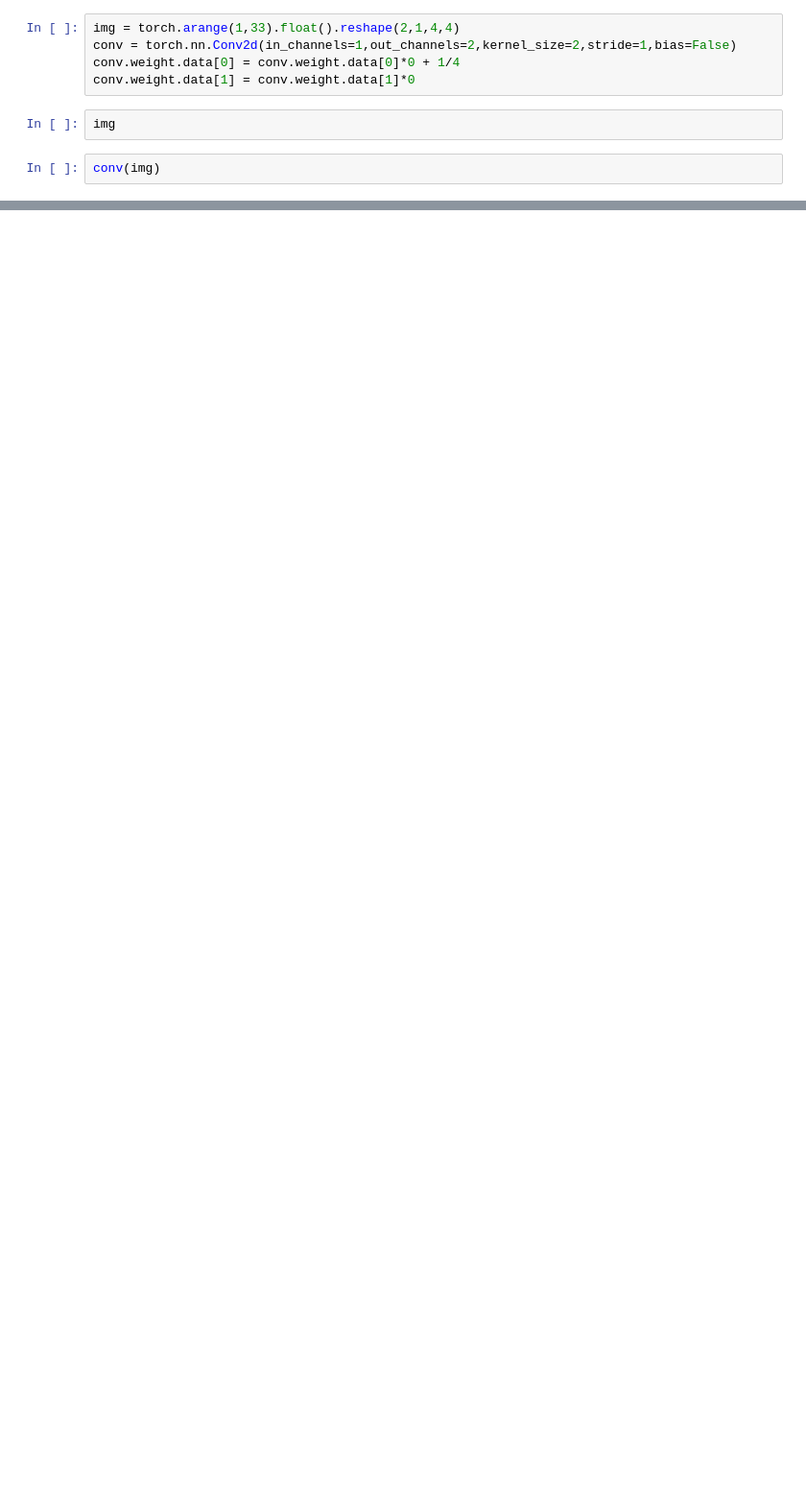
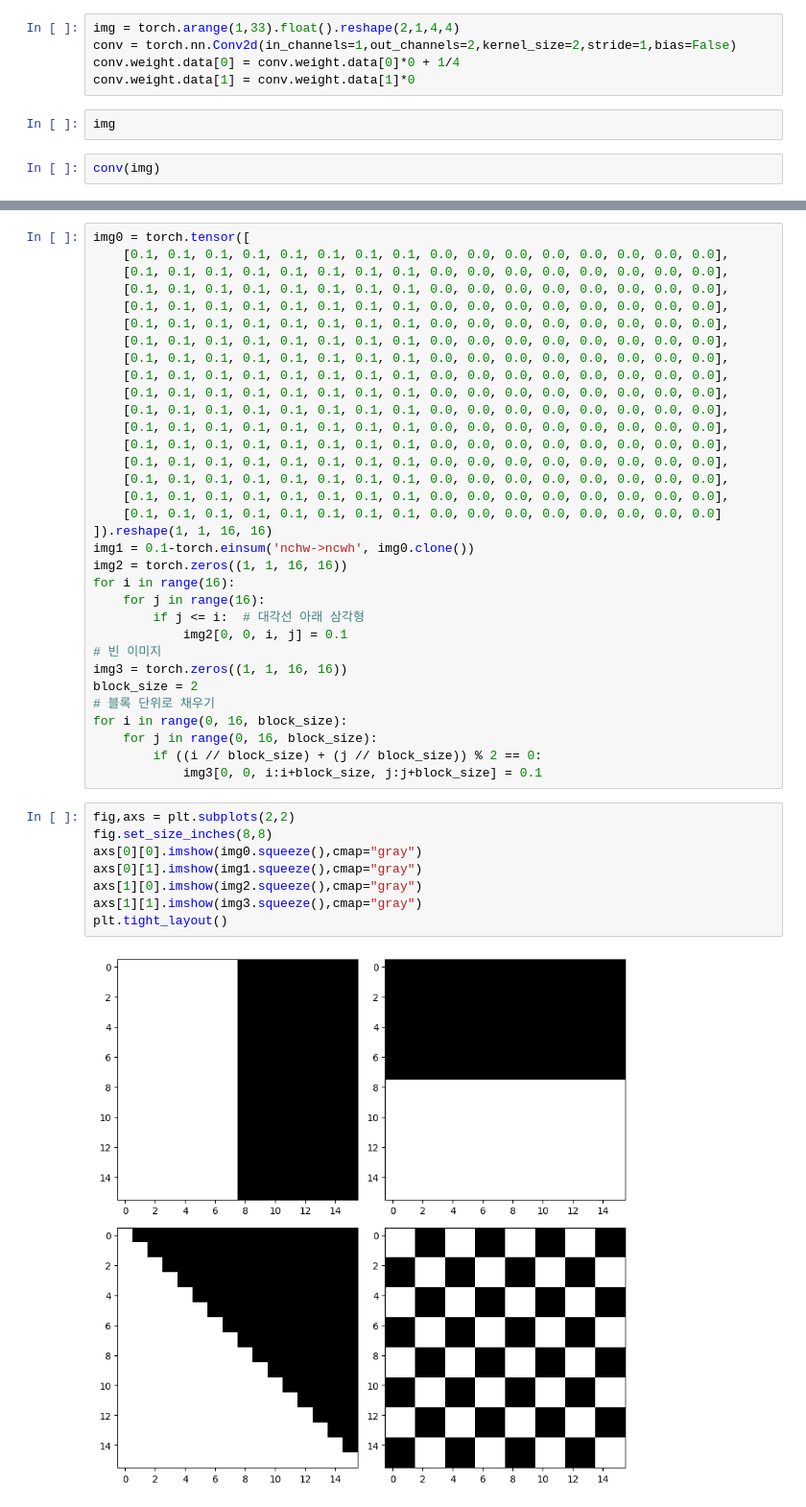
Before and after one commit to KimDoYoung1997/DL2025, a Jupyter notebook: docs/posts/07wk-2.out.ipynb, the cells around one changed output, grey strips where cells are left out. Shown: that part at 96% size. Saved outputs shown, nothing was run; the diff lists cells and outputs as text; blank space fills up the shorter version.

```diff
--- a/docs/posts/07wk-2.out.ipynb
+++ b/docs/posts/07wk-2.out.ipynb
@@ -79,0 +157,43 @@ conv(img)
+# %%
+img0 = torch.tensor([
+    [0.1, 0.1, 0.1, 0.1, 0.1, 0.1, 0.1, 0.1, 0.0, 0.0, 0.0, 0.0, 0.0, 0.0, 0.0, 0.0],
+    [0.1, 0.1, 0.1, 0.1, 0.1, 0.1, 0.1, 0.1, 0.0, 0.0, 0.0, 0.0, 0.0, 0.0, 0.0, 0.0],
+    [0.1, 0.1, 0.1, 0.1, 0.1, 0.1, 0.1, 0.1, 0.0, 0.0, 0.0, 0.0, 0.0, 0.0, 0.0, 0.0],
+    [0.1, 0.1, 0.1, 0.1, 0.1, 0.1, 0.1, 0.1, 0.0, 0.0, 0.0, 0.0, 0.0, 0.0, 0.0, 0.0],
+    [0.1, 0.1, 0.1, 0.1, 0.1, 0.1, 0.1, 0.1, 0.0, 0.0, 0.0, 0.0, 0.0, 0.0, 0.0, 0.0],
+    [0.1, 0.1, 0.1, 0.1, 0.1, 0.1, 0.1, 0.1, 0.0, 0.0, 0.0, 0.0, 0.0, 0.0, 0.0, 0.0],
+    [0.1, 0.1, 0.1, 0.1, 0.1, 0.1, 0.1, 0.1, 0.0, 0.0, 0.0, 0.0, 0.0, 0.0, 0.0, 0.0],
+    [0.1, 0.1, 0.1, 0.1, 0.1, 0.1, 0.1, 0.1, 0.0, 0.0, 0.0, 0.0, 0.0, 0.0, 0.0, 0.0],
+    [0.1, 0.1, 0.1, 0.1, 0.1, 0.1, 0.1, 0.1, 0.0, 0.0, 0.0, 0.0, 0.0, 0.0, 0.0, 0.0],
+    [0.1, 0.1, 0.1, 0.1, 0.1, 0.1, 0.1, 0.1, 0.0, 0.0, 0.0, 0.0, 0.0, 0.0, 0.0, 0.0],
+    [0.1, 0.1, 0.1, 0.1, 0.1, 0.1, 0.1, 0.1, 0.0, 0.0, 0.0, 0.0, 0.0, 0.0, 0.0, 0.0],
+    [0.1, 0.1, 0.1, 0.1, 0.1, 0.1, 0.1, 0.1, 0.0, 0.0, 0.0, 0.0, 0.0, 0.0, 0.0, 0.0],
+    [0.1, 0.1, 0.1, 0.1, 0.1, 0.1, 0.1, 0.1, 0.0, 0.0, 0.0, 0.0, 0.0, 0.0, 0.0, 0.0],
+    [0.1, 0.1, 0.1, 0.1, 0.1, 0.1, 0.1, 0.1, 0.0, 0.0, 0.0, 0.0, 0.0, 0.0, 0.0, 0.0],
+    [0.1, 0.1, 0.1, 0.1, 0.1, 0.1, 0.1, 0.1, 0.0, 0.0, 0.0, 0.0, 0.0, 0.0, 0.0, 0.0],
+    [0.1, 0.1, 0.1, 0.1, 0.1, 0.1, 0.1, 0.1, 0.0, 0.0, 0.0, 0.0, 0.0, 0.0, 0.0, 0.0]
+]).reshape(1, 1, 16, 16)
+img1 = 0.1-torch.einsum('nchw->ncwh', img0.clone())
+img2 = torch.zeros((1, 1, 16, 16))
+for i in range(16):
+    for j in range(16):
+        if j <= i:  # 대각선 아래 삼각형
+            img2[0, 0, i, j] = 0.1
+# 빈 이미지
+img3 = torch.zeros((1, 1, 16, 16))
+block_size = 2
+# 블록 단위로 채우기
+for i in range(0, 16, block_size):
+    for j in range(0, 16, block_size):
+        if ((i // block_size) + (j // block_size)) % 2 == 0:
+            img3[0, 0, i:i+block_size, j:j+block_size] = 0.1
+# %%
+fig,axs = plt.subplots(2,2)
+fig.set_size_inches(8,8)
+axs[0][0].imshow(img0.squeeze(),cmap="gray")
+axs[0][1].imshow(img1.squeeze(),cmap="gray")
+axs[1][0].imshow(img2.squeeze(),cmap="gray")
+axs[1][1].imshow(img3.squeeze(),cmap="gray")
+plt.tight_layout()
+# %% [output]
+[figure, added]
```
Also changed, not shown: parts of 53 cells of this notebook, 37 other files.
